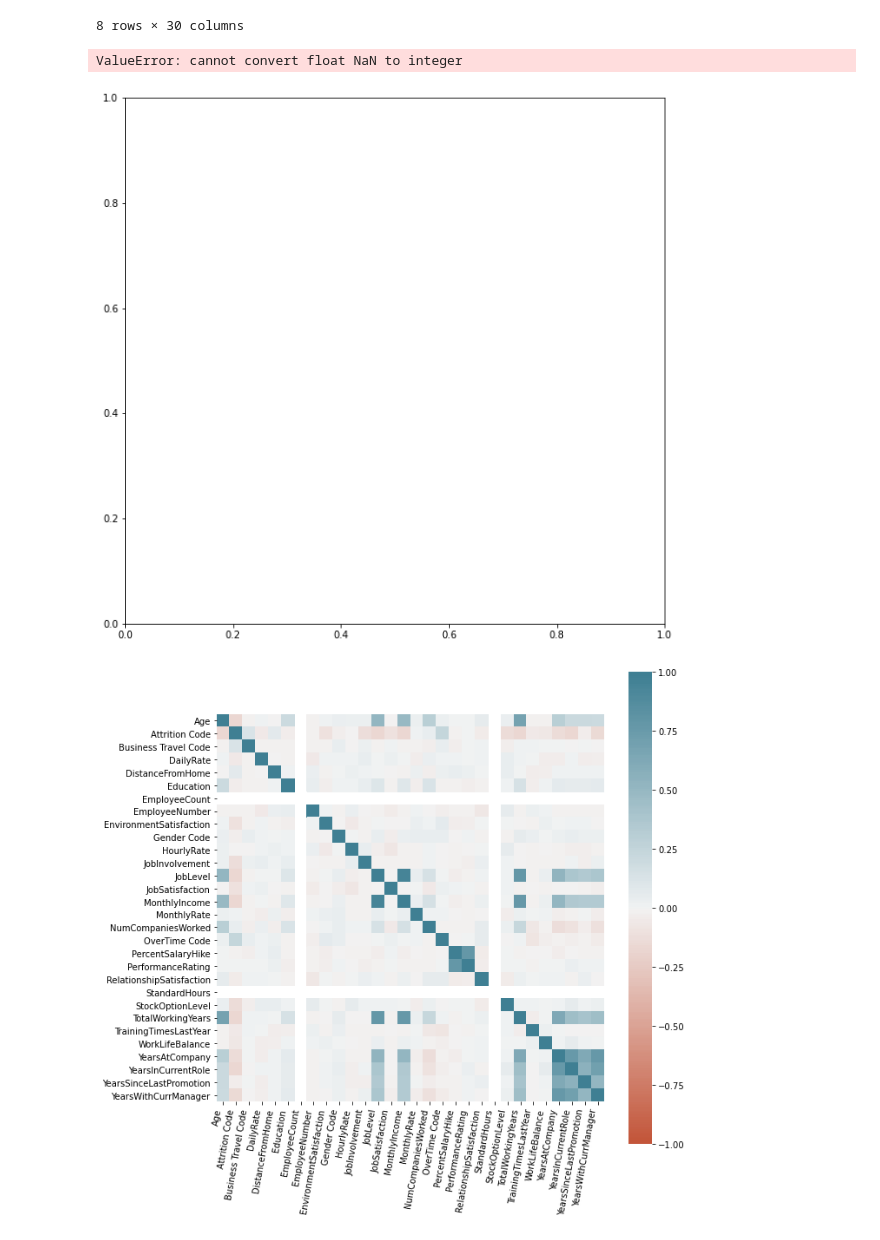
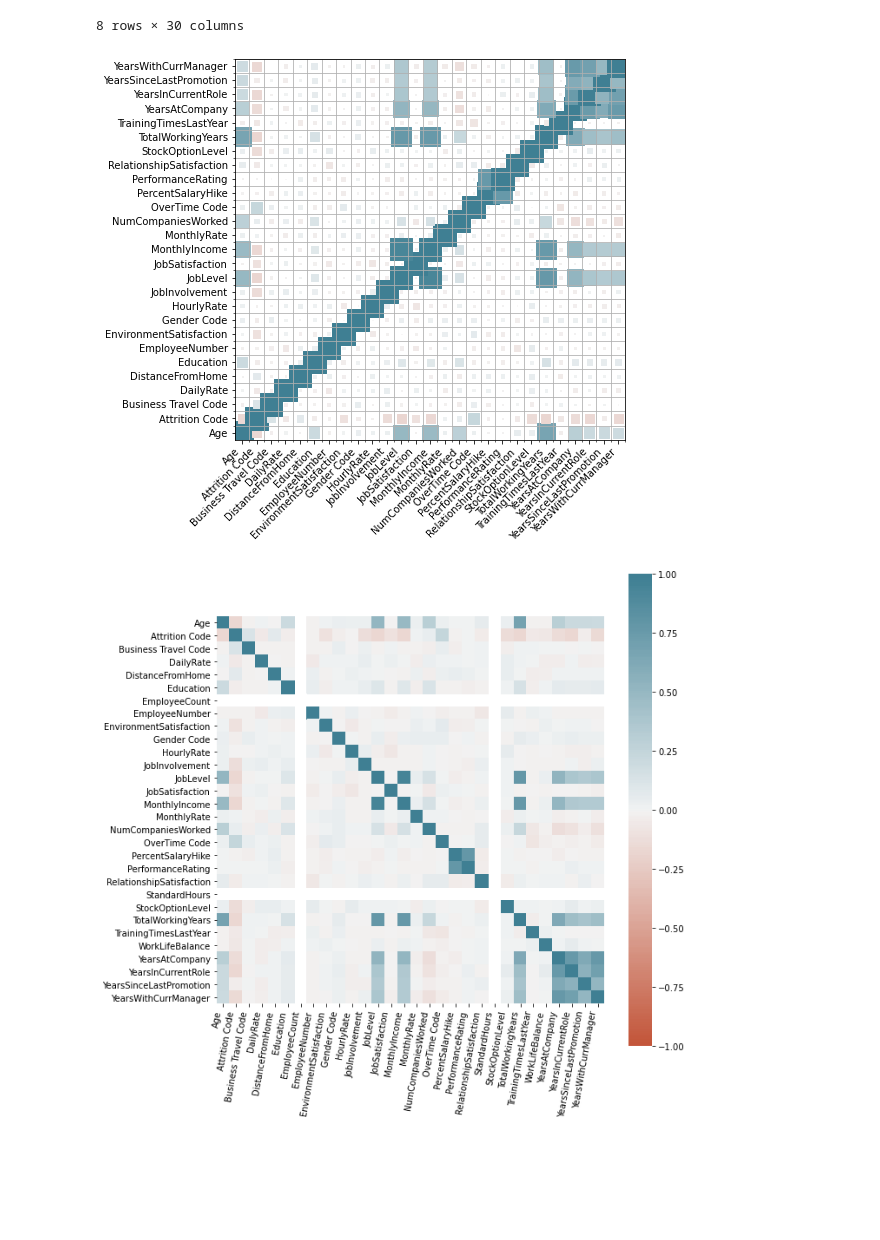
Before and after one commit to HarryZ10/BUSN301Projects, a Jupyter notebook: Project4/hzhu20_sranks20_project4_busn301.ipynb, the cells around one changed output. Drawn from its saved outputs; the diff is of its cells as text; code cells hidden in the pictures; blank space fills up the shorter version.

```diff
--- a/Project4/hzhu20_sranks20_project4_busn301.ipynb
+++ b/Project4/hzhu20_sranks20_project4_busn301.ipynb
@@ -30,6 +30,7 @@ df.describe()
 | max | 60.000000 | 1.000000 | 2.000000 | 1499.000000 | 29.000000 | 5.000000 | 1.0 | ... |
 8 rows × 30 columns
 # %%
+import math
 # Makes a correlation matrix
 
 n_colors = 256 # Use 256 colors for the diverging color palette
@@ -43,7 +44,7 @@ def value_to_color(val):
     return palette[ind]
 
 def heatmap(x, y, color, size):
-    fig, ax = plt.subplots(figsize = (10,10))
+    fig, ax = plt.subplots(figsize = (7,7))
 
     x_labels = [v for v in sorted(x.unique())]
     y_labels = [v for v in sorted(y.unique())]
@@ -56,47 +57,38 @@ def heatmap(x, y, color, size):
         y=y.map(y_to_num),
         s=size * size_scale,
         c=color.apply(value_to_color), # Vector of square color values, mapped to color palette
         marker='s'
     )
 
     # Show column labels on the axes
     ax.set_xticks([x_to_num[v] for v in x_labels])
     ax.set_xticklabels(x_labels, rotation=45, horizontalalignment='right')
     ax.set_yticks([y_to_num[v] for v in y_labels])
     ax.set_yticklabels(y_labels)
     ax.grid(False, 'major')
     ax.grid(True, 'minor')
     ax.set_xticks([t + 0.5 for t in ax.get_xticks()], minor=True)
     ax.set_yticks([t + 0.5 for t in ax.get_yticks()], minor=True)
 
     ax.set_xlim([-0.5, max([v for v in x_to_num.values()]) + 0.5])
     ax.set_ylim([-0.5, max([v for v in y_to_num.values()]) + 0.5])
 
-columns = ['Age', 'Attrition', 'Attrition Code', 'BusinessTravel',
-       'Business Travel Code', 'DailyRate', 'Department',
-       'DistanceFromHome', 'Education', 'EducationField', 'EmployeeCount',
-       'EmployeeNumber', 'EnvironmentSatisfaction', 'Gender',
-       'Gender Code', 'HourlyRate', 'JobInvolvement', 'JobLevel',
-       'JobRole', 'JobSatisfaction', 'MaritalStatus', 'MonthlyIncome',
-       'MonthlyRate', 'NumCompaniesWorked', 'Over18', 'OverTime',
-       'OverTime Code', 'PercentSalaryHike', 'PerformanceRating',
-       'RelationshipSatisfaction', 'StandardHours', 'StockOptionLevel',
-       'TotalWorkingYears', 'TrainingTimesLastYear', 'WorkLifeBalance',
-       'YearsAtCompany', 'YearsInCurrentRole', 'YearsSinceLastPromotion',
-       'YearsWithCurrManager']
+# select the float columns
+# df_num = df.select_dtypes(include=[float])
+
+columns = ['Age','Attrition Code','Business Travel Code','DailyRate','DistanceFromHome','Education','EmployeeNumber','EnvironmentSatisfaction','Gender Code','HourlyRate','JobInvolvement','JobLevel','JobSatisfaction','MonthlyIncome','MonthlyRate','NumCompaniesWorked','OverTime Code','PercentSalaryHike','PerformanceRating','RelationshipSatisfaction','StockOptionLevel','TotalWorkingYears','TrainingTimesLastYear','YearsAtCompany','YearsInCurrentRole','YearsSinceLastPromotion','YearsWithCurrManager']
 
 corr = df[columns].corr()
 corr = pd.melt(corr.reset_index(), id_vars='index') # Unpivot the dataframe, so we can get pair of arrays for x and y
 corr.columns = ['x', 'y', 'value']
 heatmap(
     x=corr['x'],
     y=corr['y'],
     color=corr['value'],
     size=corr['value'].abs()
 )
 # %% [output]
-ValueError: cannot convert float NaN to integer
-[figure, old version]
+[figure, new version]
 # %%
 corr = df.corr()
 plt.figure(figsize = (10,10))
```
Also changed, not shown: parts of 24 cells of this notebook, 1 other file.
